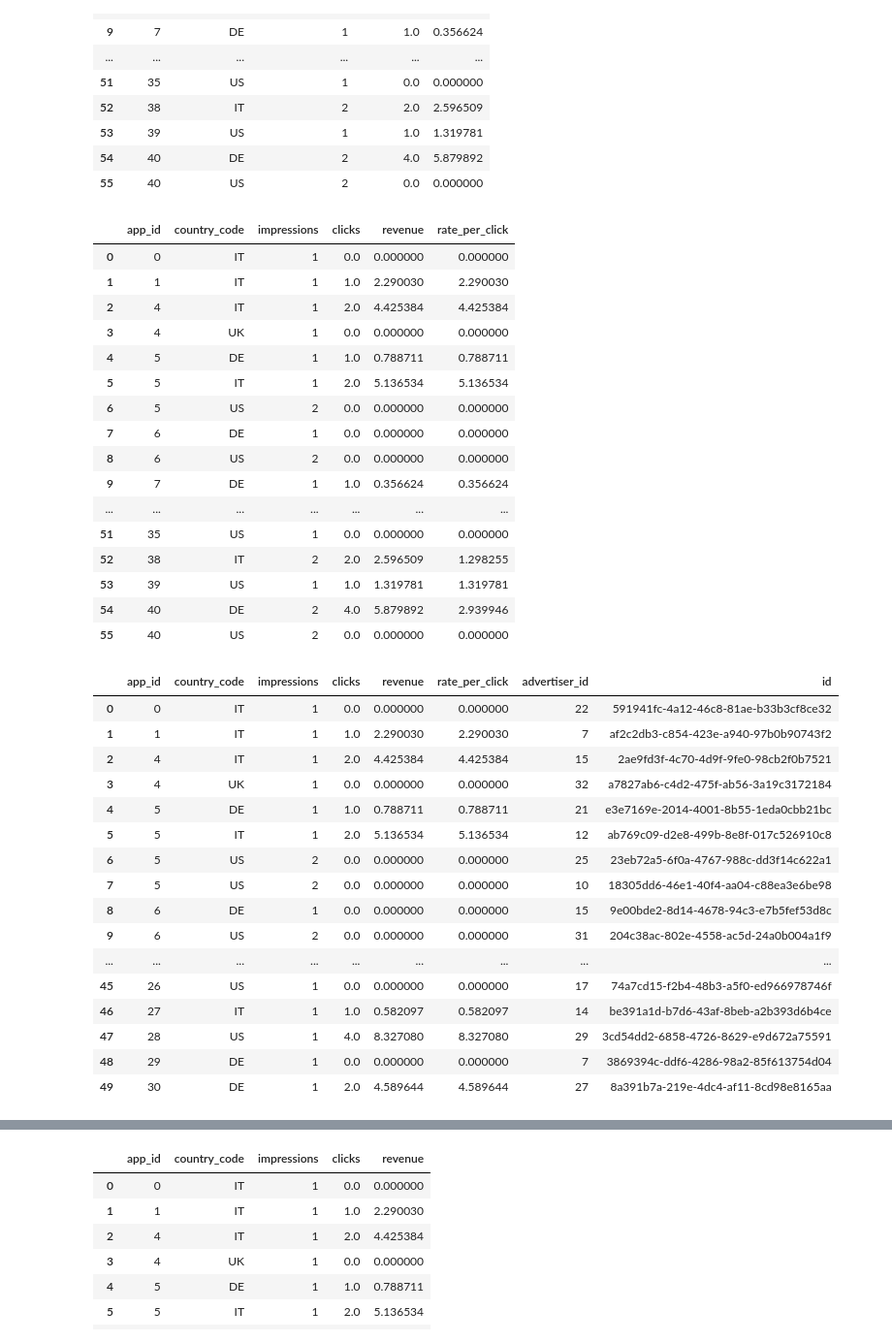
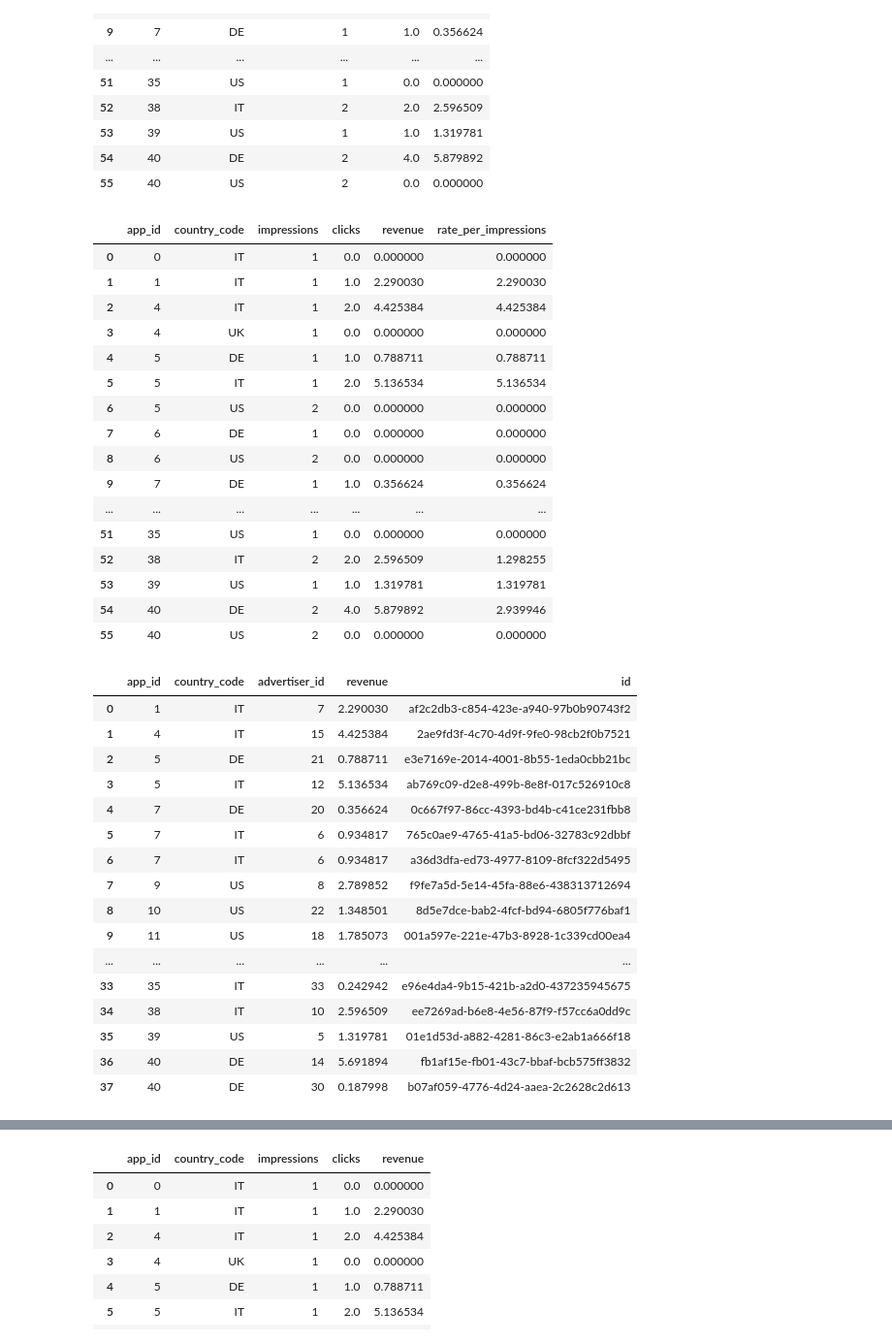
Before and after one commit to eyamini/Verve-Top-Advertisers, a Jupyter notebook: Merged.ipynb, the cells around one changed output, grey strips where cells are left out. Shown at 97% size. Cells and saved outputs as stored; diff of their text form; code cells hidden in the pictures.

```diff
--- a/Merged.ipynb
+++ b/Merged.ipynb
@@ -133,3 +137,6 @@ revenue
 | 31 | 38 | IT | 2.596509 |
 | 32 | 39 | US | 1.319781 |
 | 33 | 40 | DE | 5.879892 |
+# %%
+advertiser_revenue = merged.groupby(['app_id','country_code','advertiser_id'])['revenue'].sum().reset_index()
+advertiser_revenue
@@ -179,10 +204,10 @@ metrics
 metrics= metrics.rename(columns={"impression_count": "impressions", "click_count": "clicks"})
 metrics= metrics[['app_id', 'country_code', 'impressions', 'clicks', 'revenue']]
 # %%
-metrics["rate_per_click"] = metrics["revenue"]/metrics["impressions"]
+metrics["rate_per_impressions"] = metrics["revenue"]/metrics["impressions"]
 metrics
 # %% [output]
-|  | app_id | country_code | impressions | clicks | revenue | rate_per_click |
+|  | app_id | country_code | impressions | clicks | revenue | rate_per_impressions |
 | 0 | 0 | IT | 1 | 0.0 | 0.000000 | 0.000000 |
 | 1 | 1 | IT | 1 | 1.0 | 2.290030 | 2.290030 |
 | 2 | 4 | IT | 1 | 2.0 | 4.425384 | 4.425384 |
@@ -200,26 +225,26 @@ metrics
 | 54 | 40 | DE | 2 | 4.0 | 5.879892 | 2.939946 |
 | 55 | 40 | US | 2 | 0.0 | 0.000000 | 0.000000 |
 # %%
-top5=pd.merge(metrics, impressions, how='left').fillna('NA')
+top5=pd.merge(advertiser_revenue, impressions, how='left').fillna(0)
 top5.head(50)
 # %% [output]
-|  | app_id | country_code | impressions | clicks | revenue | rate_per_click | advertiser_id | id |
-| 0 | 0 | IT | 1 | 0.0 | 0.000000 | 0.000000 | 22 | 591941fc-4a12-46c8-81ae-b33b3cf8ce32 |
-| 1 | 1 | IT | 1 | 1.0 | 2.290030 | 2.290030 | 7 | af2c2db3-c854-423e-a940-97b0b90743f2 |
-| 2 | 4 | IT | 1 | 2.0 | 4.425384 | 4.425384 | 15 | 2ae9fd3f-4c70-4d9f-9fe0-98cb2f0b7521 |
-| 3 | 4 | UK | 1 | 0.0 | 0.000000 | 0.000000 | 32 | a7827ab6-c4d2-475f-ab56-3a19c3172184 |
-| 4 | 5 | DE | 1 | 1.0 | 0.788711 | 0.788711 | 21 | e3e7169e-2014-4001-8b55-1eda0cbb21bc |
-| 5 | 5 | IT | 1 | 2.0 | 5.136534 | 5.136534 | 12 | ab769c09-d2e8-499b-8e8f-017c526910c8 |
-| 6 | 5 | US | 2 | 0.0 | 0.000000 | 0.000000 | 25 | 23eb72a5-6f0a-4767-988c-dd3f14c622a1 |
-| 7 | 5 | US | 2 | 0.0 | 0.000000 | 0.000000 | 10 | 18305dd6-46e1-40f4-aa04-c88ea3e6be98 |
-| 8 | 6 | DE | 1 | 0.0 | 0.000000 | 0.000000 | 15 | 9e00bde2-8d14-4678-94c3-e7b5fef53d8c |
-| 9 | 6 | US | 2 | 0.0 | 0.000000 | 0.000000 | 31 | 204c38ac-802e-4558-ac5d-24a0b004a1f9 |
-| ... | ... | ... | ... | ... | ... | ... | ... | ... |
-| 45 | 26 | US | 1 | 0.0 | 0.000000 | 0.000000 | 17 | 74a7cd15-f2b4-48b3-a5f0-ed966978746f |
-| 46 | 27 | IT | 1 | 1.0 | 0.582097 | 0.582097 | 14 | be391a1d-b7d6-43af-8beb-a2b393d6b4ce |
-| 47 | 28 | US | 1 | 4.0 | 8.327080 | 8.327080 | 29 | 3cd54dd2-6858-4726-8629-e9d672a75591 |
-| 48 | 29 | DE | 1 | 0.0 | 0.000000 | 0.000000 | 7 | 3869394c-ddf6-4286-98a2-85f613754d04 |
-| 49 | 30 | DE | 1 | 2.0 | 4.589644 | 4.589644 | 27 | 8a391b7a-219e-4dc4-af11-8cd98e8165aa |
+|  | app_id | country_code | advertiser_id | revenue | id |
+| 0 | 1 | IT | 7 | 2.290030 | af2c2db3-c854-423e-a940-97b0b90743f2 |
+| 1 | 4 | IT | 15 | 4.425384 | 2ae9fd3f-4c70-4d9f-9fe0-98cb2f0b7521 |
+| 2 | 5 | DE | 21 | 0.788711 | e3e7169e-2014-4001-8b55-1eda0cbb21bc |
+| 3 | 5 | IT | 12 | 5.136534 | ab769c09-d2e8-499b-8e8f-017c526910c8 |
+| 4 | 7 | DE | 20 | 0.356624 | 0c667f97-86cc-4393-bd4b-c41ce231fbb8 |
+| 5 | 7 | IT | 6 | 0.934817 | 765c0ae9-4765-41a5-bd06-32783c92dbbf |
+| 6 | 7 | IT | 6 | 0.934817 | a36d3dfa-ed73-4977-8109-8fcf322d5495 |
+| 7 | 9 | US | 8 | 2.789852 | f9fe7a5d-5e14-45fa-88e6-438313712694 |
+| 8 | 10 | US | 22 | 1.348501 | 8d5e7dce-bab2-4fcf-bd94-6805f776baf1 |
+| 9 | 11 | US | 18 | 1.785073 | 001a597e-221e-47b3-8928-1c339cd00ea4 |
+| ... | ... | ... | ... | ... | ... |
+| 33 | 35 | IT | 33 | 0.242942 | e96e4da4-9b15-421b-a2d0-437235945675 |
+| 34 | 38 | IT | 10 | 2.596509 | ee7269ad-b6e8-4e56-87f9-f57cc6a0dd9c |
+| 35 | 39 | US | 5 | 1.319781 | 01e1d53d-a882-4281-86c3-e2ab1a666f18 |
+| 36 | 40 | DE | 14 | 5.691894 | fb1af15e-fb01-43c7-bbaf-bcb575ff3832 |
+| 37 | 40 | DE | 30 | 0.187998 | b07af059-4776-4d24-aaea-2c2628c2d613 |
 # %%
 recommended_advertisers=top5['advertiser_id'].groupby([top5.app_id, top5.country_code]).apply(list).reset_index()
 recommended_advertisers=recommended_advertisers.rename(columns={"advertiser_id": "recommended_advertiser_ids"})
```
Also changed, not shown: parts of 3 cells of this notebook, 1 other file.
